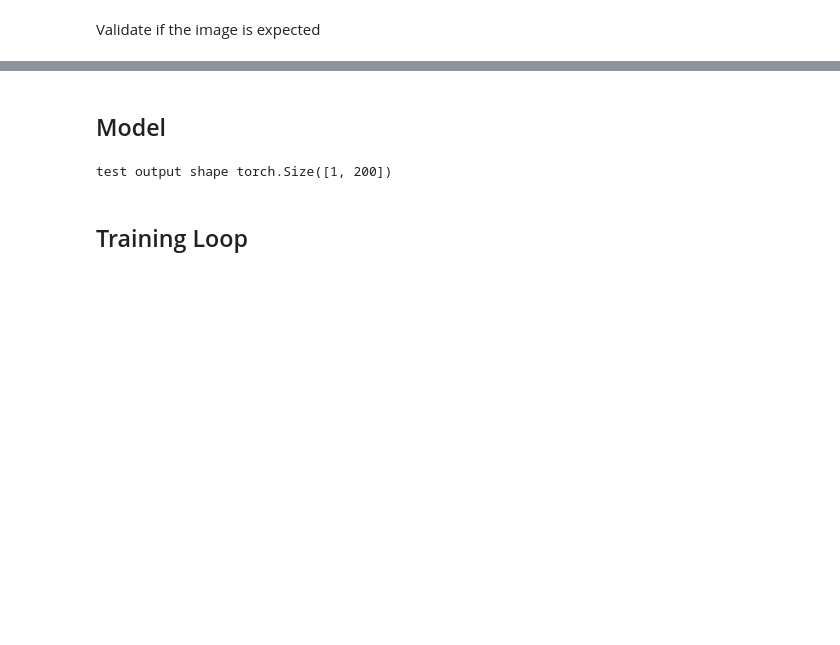
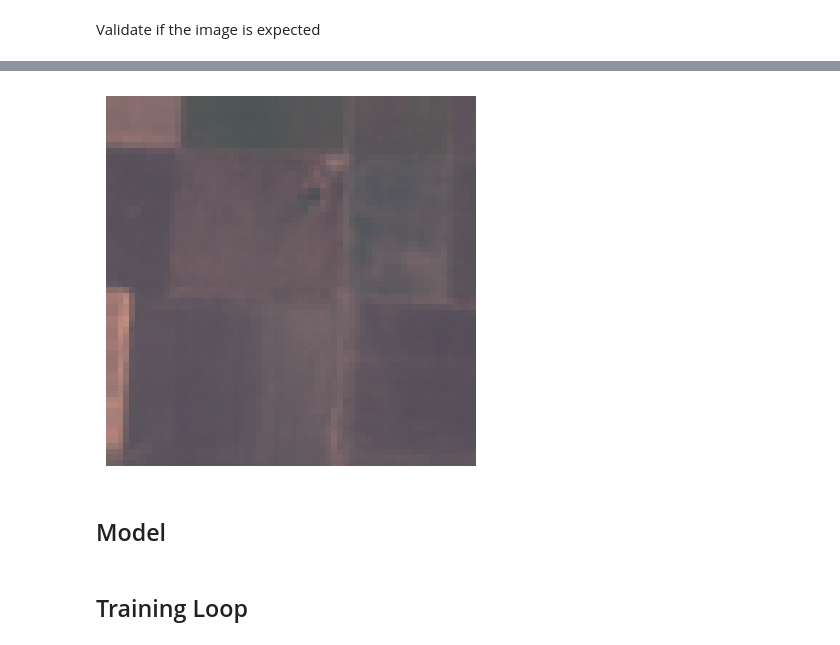
Before and after one commit to BuiHoangTu/ul.cs6428-deep-reinforcement.mobile-net-small, a Jupyter notebook: dev.ipynb, the cells around one changed output, grey strips where cells are left out. Saved outputs shown, nothing was run; the diff lists cells and outputs as text; code cells hidden in the pictures; blank space fills up the shorter version.

```diff
--- a/dev.ipynb
+++ b/dev.ipynb
@@ -181,49 +188,11 @@ Clipping input data to the valid range for imshow with RGB data ([0..1] for floa
+# %%
+import matplotlib.pyplot as plt
+
+img_np = ds["train"][0]["image"]
+plt.imshow(img_np)
+plt.axis("off")
+plt.show()
+# %% [output]
+[figure, added]
 # %% [markdown]
 ## Model
-# %%
-from torch import nn
-from torch.nn import functional as F
-
-
-class SimpleCnn(nn.Module):
-    def __init__(self):
-        super(SimpleCnn, self).__init__()
-
-        self.conv1 = nn.Conv2d(3, 32, kernel_size=3, stride=1, padding=1)
-        self.norm1 = nn.BatchNorm2d(32)
-        self.conv2 = nn.Conv2d(32, 64, kernel_size=3, stride=1, padding=1)
-        self.norm2 = nn.BatchNorm2d(64)
-        self.fc1 = nn.LazyLinear(512)
-        self.fc2 = nn.Linear(512, 200)
-
-    def forward(self, x):
-        x = self.conv1(x)
-        x = self.norm1(x)
-        x = F.relu(x)
-        x = F.max_pool2d(x, 2)
-
-        x = self.conv2(x)
-        x = self.norm2(x)
-        x = F.relu(x)
-        x = F.max_pool2d(x, 2)
-
-        x = torch.flatten(x, 1)
-
-        x = self.fc1(x)
-        x = F.relu(x)
-        x = F.dropout(x, 0.3)
-
-        x = self.fc2(x)
-
-        return x
-
-model = SimpleCnn()
-sampleBatchSize = sampleSize.insert(0, BATCH_SIZE)
-sampleIn = torch.randn(BATCH_SIZE, *sampleBatchSize)
-print(f"test output shape {model(sampleIn).shape}")
-
-del model
-del sampleBatchSize
-del sampleIn
-# %% [output]
-test output shape torch.Size([1, 200])
```
Also changed, not shown: parts of 11 cells of this notebook, 1 other file.
